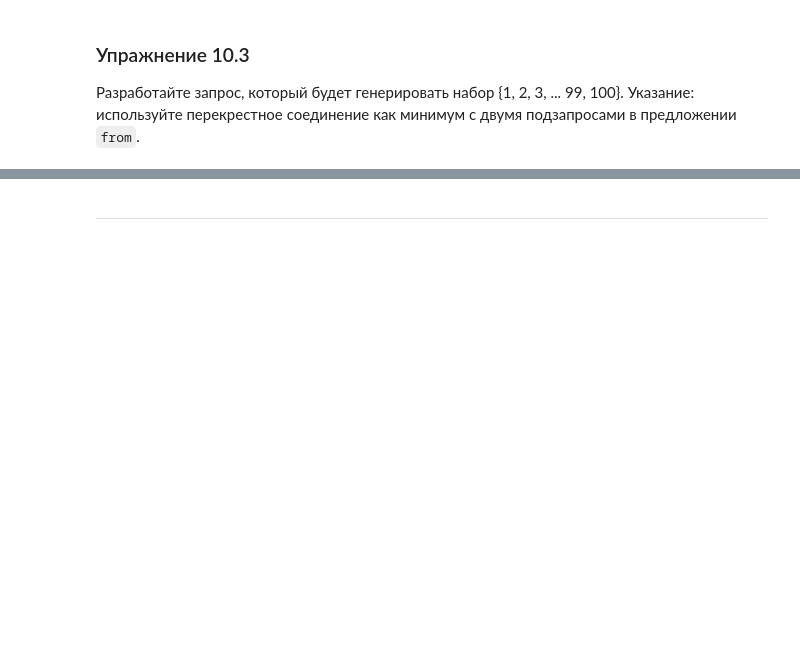
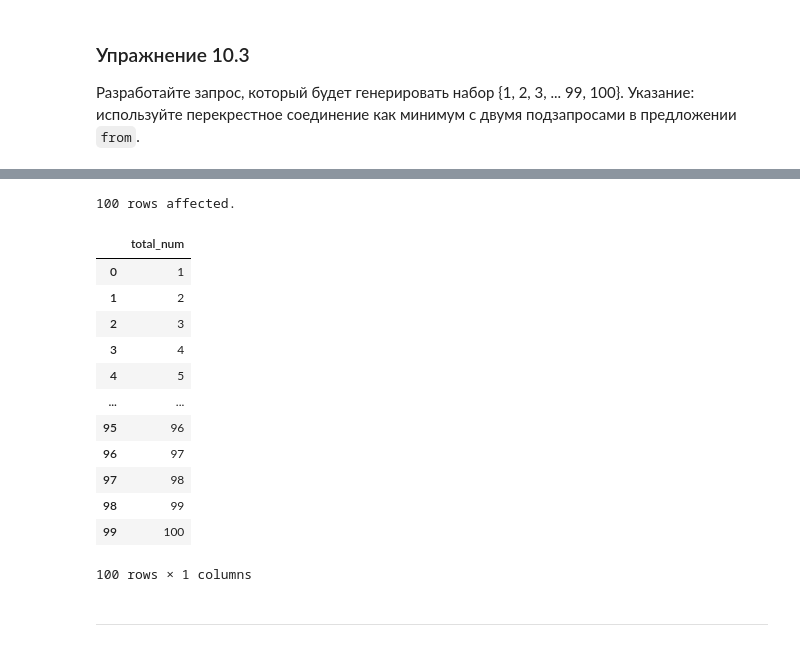
Before and after one commit to magus1968/learning-sql, a Jupyter notebook: docs/chapters/ch10.ipynb, the cells around one changed output, grey strips where cells are left out. Cells and saved outputs as stored; diff of their text form; code cells hidden in the pictures; blank space fills up the shorter version.

```diff
--- a/docs/chapters/ch10.ipynb
+++ b/docs/chapters/ch10.ipynb
@@ -838,3 +1071,65 @@ Payment_id Customer_id Amount
+# %%
+%%sql
+-- Вариант через CTE (Common table expressions)
+-- глава 9, раздел `Обобщенные табличные выражения`
+
+WITH ones AS (
+    SELECT 0 AS num UNION ALL
+    SELECT 1 UNION ALL
+    SELECT 2 UNION ALL
+    SELECT 3 UNION ALL
+    SELECT 4 UNION ALL
+    SELECT 5 UNION ALL
+    SELECT 6 UNION ALL
+    SELECT 7 UNION ALL
+    SELECT 8 UNION ALL
+    SELECT 9
+),
+
+tens AS (
+    SELECT 0 AS num UNION ALL
+    SELECT 10 UNION ALL
+    SELECT 20 UNION ALL
+    SELECT 30 UNION ALL
+    SELECT 40 UNION ALL
+    SELECT 50 UNION ALL
+    SELECT 60 UNION ALL
+    SELECT 70 UNION ALL
+    SELECT 80 UNION ALL
+    SELECT 90
+),
+
+hundreds AS (
+    SELECT 0 AS num UNION ALL
+    SELECT 100
+),
+
+calculated_numbers AS (
+    SELECT ones.num + tens.num + hundreds.num AS total_num
+    FROM ones
+        CROSS JOIN tens
+        CROSS JOIN hundreds
+)
+
+SELECT total_num
+FROM calculated_numbers
+WHERE total_num BETWEEN 1 AND 100
+ORDER BY total_num;
+# %% [output]
+100 rows affected.
+|  | total_num |
+| 0 | 1 |
+| 1 | 2 |
+| 2 | 3 |
+| 3 | 4 |
+| 4 | 5 |
+| ... | ... |
+| 95 | 96 |
+| 96 | 97 |
+| 97 | 98 |
+| 98 | 99 |
+| 99 | 100 |
+100 rows × 1 columns
 # %% [markdown]
 
 ---
```
Also changed, not shown: parts of 16 cells of this notebook.
